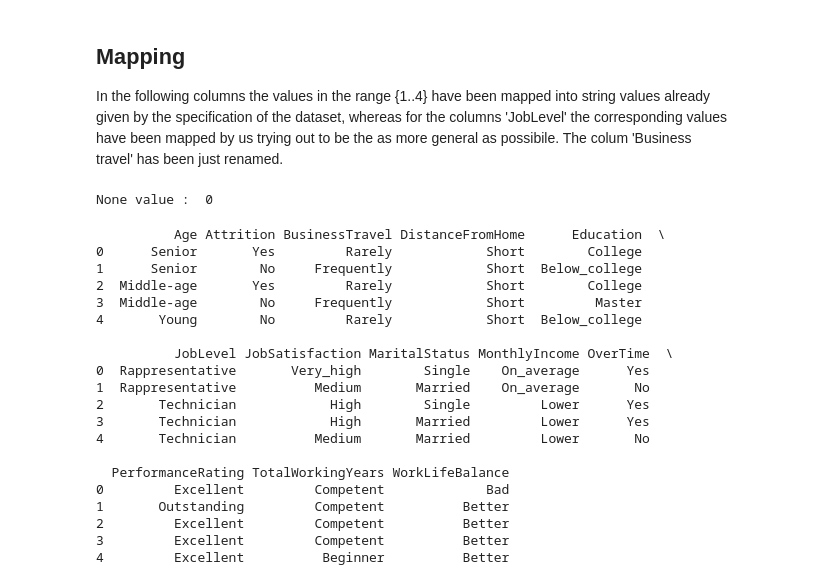
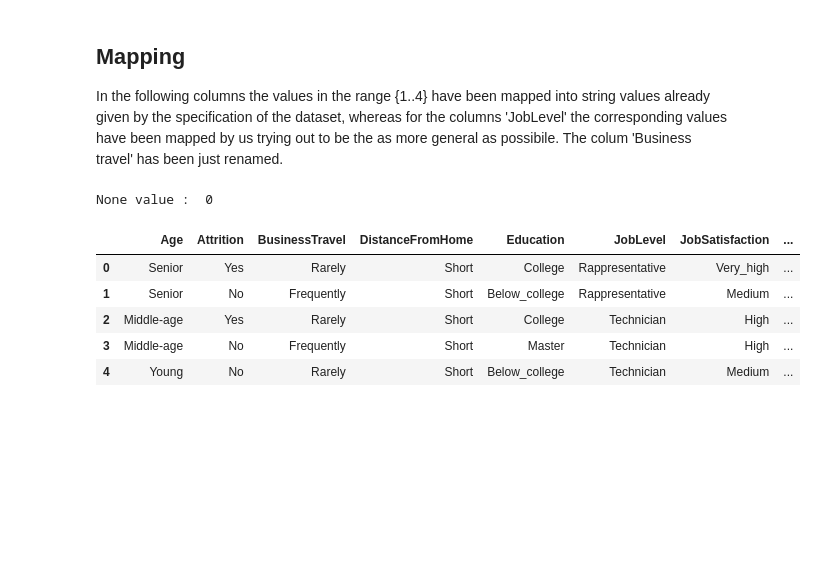
Before and after one commit to jacopodabramo/FAIKR3, a Jupyter notebook: preprocessing.ipynb, the cells around one changed output. Saved outputs shown, nothing was run; the diff lists cells and outputs as text; code cells hidden in the pictures; blank space fills up the shorter version.

```diff
--- a/preprocessing.ipynb
+++ b/preprocessing.ipynb
@@ -198,28 +203,14 @@ df2['BusinessTravel'] = df['BusinessTravel'].apply(lambda x: mapping(x,travel))
 print('None value : ',df2.isnull().sum().sum())
 # %% [output]
 None value :  0
-# %%
-print(df2.head())
-# %% [output]
-          Age Attrition BusinessTravel DistanceFromHome      Education  \
-0      Senior       Yes         Rarely            Short        College
-1      Senior        No     Frequently            Short  Below_college
-2  Middle-age       Yes         Rarely            Short        College
-3  Middle-age        No     Frequently            Short         Master
-4       Young        No         Rarely            Short  Below_college
-
-          JobLevel JobSatisfaction MaritalStatus MonthlyIncome OverTime  \
-0  Rappresentative       Very_high        Single    On_average      Yes
-1  Rappresentative          Medium       Married    On_average       No
-2       Technician            High        Single         Lower      Yes
-3       Technician            High       Married         Lower      Yes
-4       Technician          Medium       Married         Lower       No
-
-  PerformanceRating TotalWorkingYears WorkLifeBalance
-0         Excellent         Competent             Bad
-1       Outstanding         Competent          Better
-2         Excellent         Competent          Better
-3         Excellent         Competent          Better
-4         Excellent          Beginner          Better
+# %%
+df2.head()
+# %% [output]
+|  | Age | Attrition | BusinessTravel | DistanceFromHome | Education | JobLevel | JobSatisfaction | ... |
+| 0 | Senior | Yes | Rarely | Short | College | Rappresentative | Very_high | ... |
+| 1 | Senior | No | Frequently | Short | Below_college | Rappresentative | Medium | ... |
+| 2 | Middle-age | Yes | Rarely | Short | College | Technician | High | ... |
+| 3 | Middle-age | No | Frequently | Short | Master | Technician | High | ... |
+| 4 | Young | No | Rarely | Short | Below_college | Technician | Medium | ... |
 # %%
 df2.to_csv('data/cleaning_dataset.csv', index=False)
```
Also changed, not shown: parts of 9 cells of this notebook.
